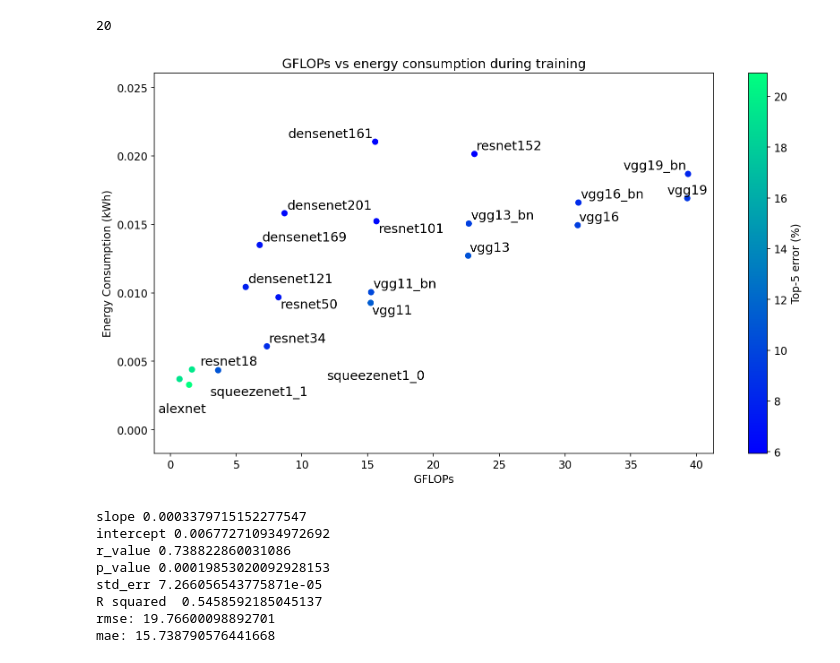
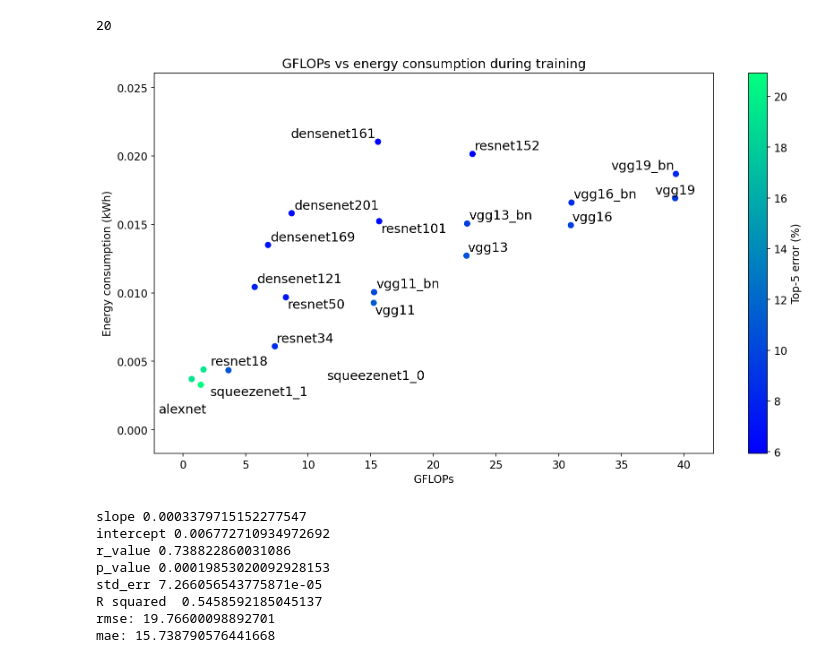
Before and after one commit to MScDissertation/model_hub, a Jupyter notebook: Training and FLOP analysis.ipynb, the cells around one changed output. Saved outputs shown, nothing was run; the diff lists cells and outputs as text; code cells hidden in the pictures.

Commit message:
updated plots

```diff
--- a/Training and FLOP analysis.ipynb
+++ b/Training and FLOP analysis.ipynb
@@ -234,23 +234,24 @@ new_df.model.count()
 # %%
 fig = plt.figure(figsize=(12,7))
 ax = fig.add_subplot(1, 1, 1)
 ax.set_xlabel("GFLOPs")
-ax.set_ylabel("Energy Consumption (kWh)")
+ax.set_ylabel("Energy consumption (kWh)")
 ax.set_title("GFLOPs vs energy consumption during training")
 cmap = cm.get_cmap('winter')
 c = new_df['top5']
 plt.scatter(new_df['GFLOPS'], new_df['empirical'],
         c=c, cmap=cm.get_cmap('winter'))
 plt.ylim(min(new_df['empirical'])- 0.005,max(new_df['empirical'])+0.005)
+plt.xlim(min(new_df['GFLOPS'])- 3,max(new_df['GFLOPS'])+3)
 texts = [ax.text(x, y, name,size='large')
          for x, y, name in zip(new_df['GFLOPS'],new_df['empirical'],new_df['model'])]
 cbar = plt.colorbar()
 cbar.set_label('Top-5 error (%)')
 adjust_text(texts)
 plt.tight_layout()
 ax.figure.savefig('viz/training_gflops_energy.png',dpi=300)
 # %% [output]
-[figure, old version]
+[figure, new version]
 # %%
 from scipy import stats
 x = new_df['GFLOPS']
```
Also changed, not shown: parts of 7 cells of this notebook, 5 other files.
